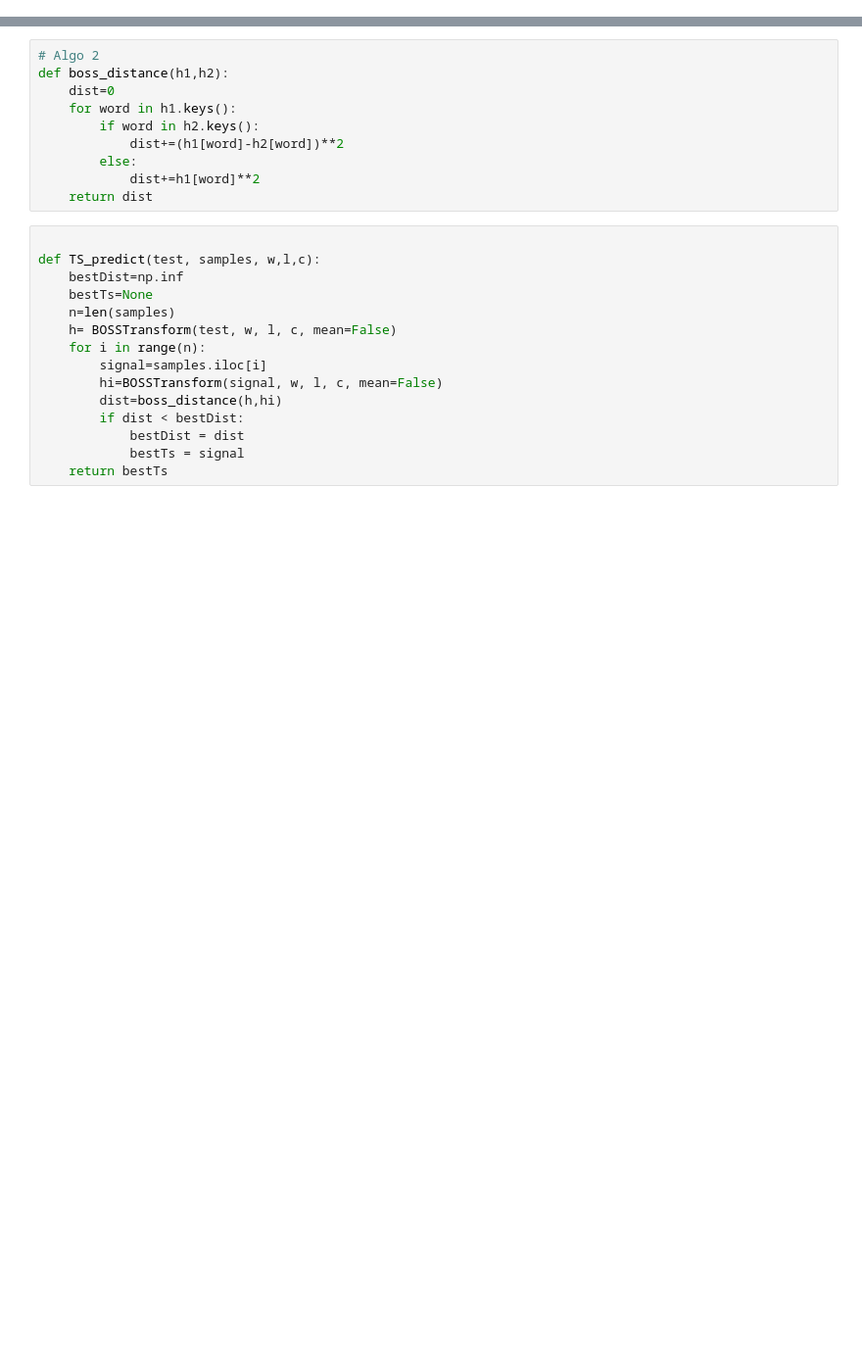
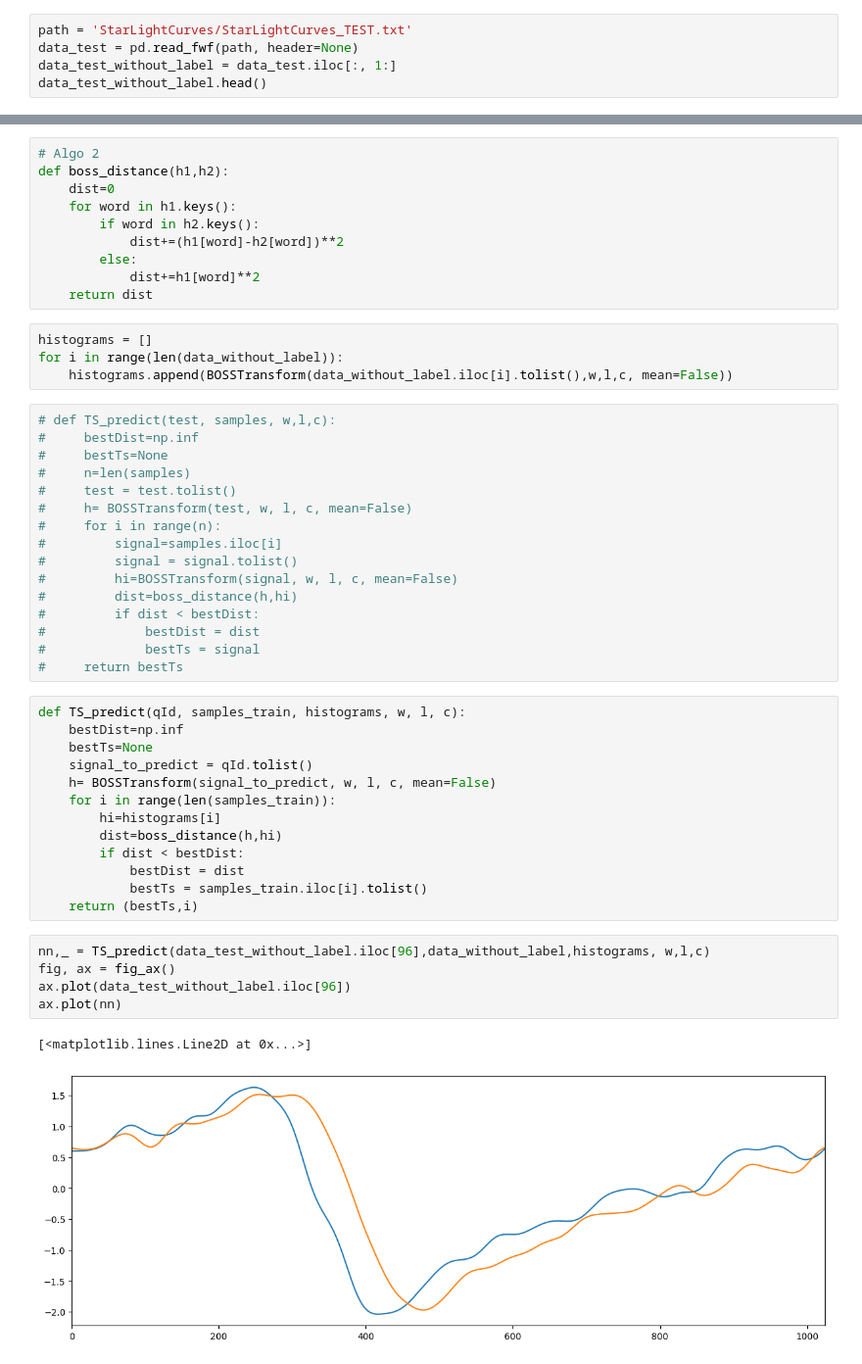
Before and after one commit to chiararov/BOSS---Time-Series, a Jupyter notebook: boss.ipynb, the cells around one changed output, grey strips where cells are left out. Shown: that part at 98% size. Cells and saved outputs as stored; diff of their text form; blank space fills up the shorter version.

```diff
--- a/boss.ipynb
+++ b/boss.ipynb
@@ -33,3 +58,8 @@ sample
 len(sample)
 # %% [output]
 1024
+# %%
+path = 'StarLightCurves/StarLightCurves_TEST.txt'
+data_test = pd.read_fwf(path, header=None)
+data_test_without_label = data_test.iloc[:, 1:]
+data_test_without_label.head()
@@ -195,19 +229,45 @@ def boss_distance(h1,h2):
         else:
             dist+=h1[word]**2
     return dist
+# %%
+histograms = []
+for i in range(len(data_without_label)):
+    histograms.append(BOSSTransform(data_without_label.iloc[i].tolist(),w,l,c, mean=False))
 # %%
-
-def TS_predict(test, samples, w,l,c):
-    bestDist=np.inf
-    bestTs=None
-    n=len(samples)
-    h= BOSSTransform(test, w, l, c, mean=False)
-    for i in range(n):
-        signal=samples.iloc[i]
-        hi=BOSSTransform(signal, w, l, c, mean=False)
-        dist=boss_distance(h,hi)
-        if dist < bestDist:
-            bestDist = dist
-            bestTs = signal
-    return bestTs
+# def TS_predict(test, samples, w,l,c):
+#     bestDist=np.inf
+#     bestTs=None
+#     n=len(samples)
+#     test = test.tolist()
+#     h= BOSSTransform(test, w, l, c, mean=False)
+#     for i in range(n):
+#         signal=samples.iloc[i]
+#         signal = signal.tolist()
+#         hi=BOSSTransform(signal, w, l, c, mean=False)
+#         dist=boss_distance(h,hi)
+#         if dist < bestDist:
+#             bestDist = dist
+#             bestTs = signal
+#     return bestTs
+# %%
+def TS_predict(qId, samples_train, histograms, w, l, c):
+    bestDist=np.inf
+    bestTs=None
+    signal_to_predict = qId.tolist()
+    h= BOSSTransform(signal_to_predict, w, l, c, mean=False)
+    for i in range(len(samples_train)):
+        hi=histograms[i]
+        dist=boss_distance(h,hi)
+        if dist < bestDist:
+            bestDist = dist
+            bestTs = samples_train.iloc[i].tolist()
+    return (bestTs,i)
+# %%
+nn,_ = TS_predict(data_test_without_label.iloc[96],data_without_label,histograms, w,l,c)
+fig, ax = fig_ax()
+ax.plot(data_test_without_label.iloc[96])
+ax.plot(nn)
+# %% [output]
+[<matplotlib.lines.Line2D at 0x...>]
+[figure, added]
 # %%
```
Also changed, not shown: parts of 31 cells of this notebook.
